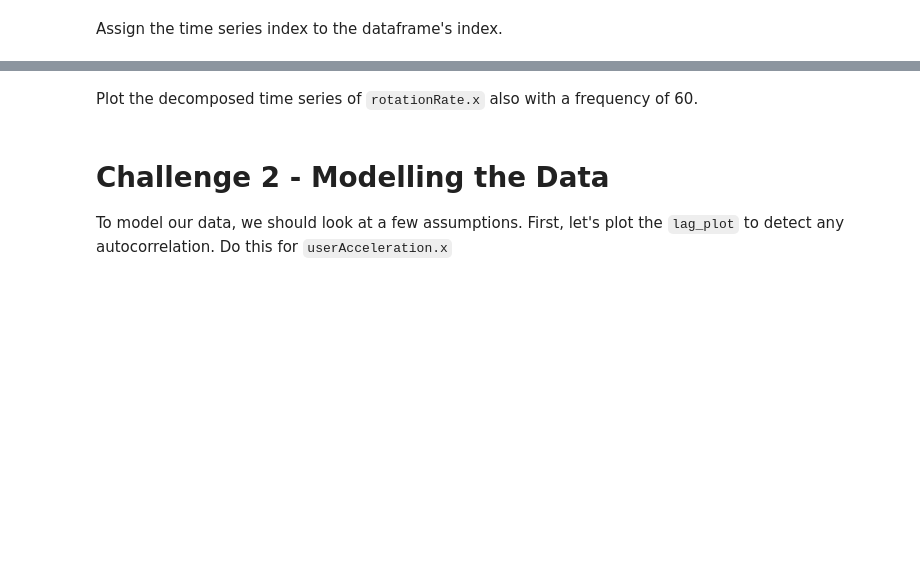
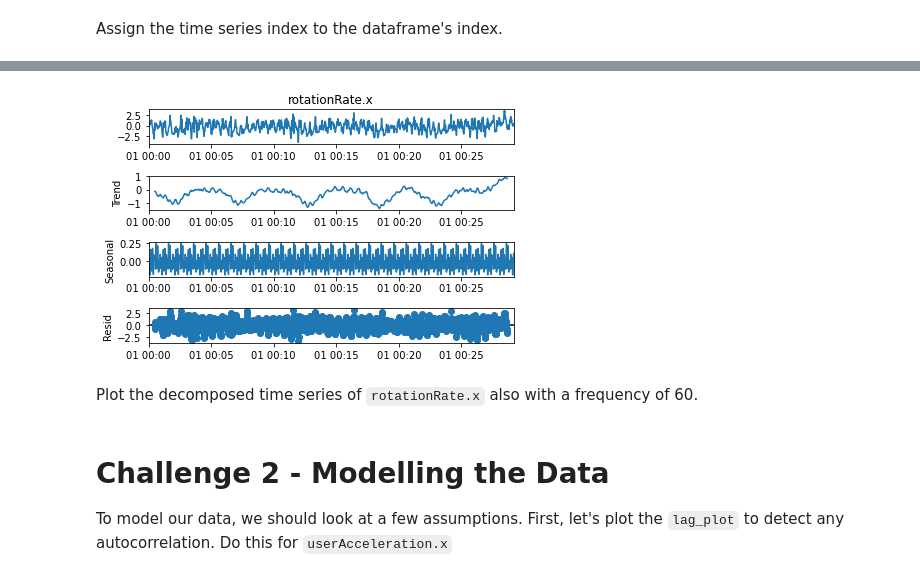
Before and after one commit to Ironhack-Data-Madrid-Abril-2021/lab_time_series, a Jupyter notebook: your-code/main.ipynb, the cells around one changed output, grey strips where cells are left out. Saved outputs shown, nothing was run; the diff lists cells and outputs as text; code cells hidden in the pictures; blank space fills up the shorter version.

```diff
--- a/your-code/main.ipynb
+++ b/your-code/main.ipynb
@@ -83,3 +116,9 @@ Our next step is to decompose the time series and evaluate the patterns in the d
+# %%
+rR = sensor['rotationRate.x']
+r2=sm.tsa.seasonal_decompose(rR, freq = 60)
+r2.plot();
+# %% [output]
+[figure, added]
 # %% [markdown]
 Plot the decomposed time series of `rotationRate.x` also with a frequency of 60.
 # %% [markdown]
```
Also changed, not shown: parts of 20 cells of this notebook.
